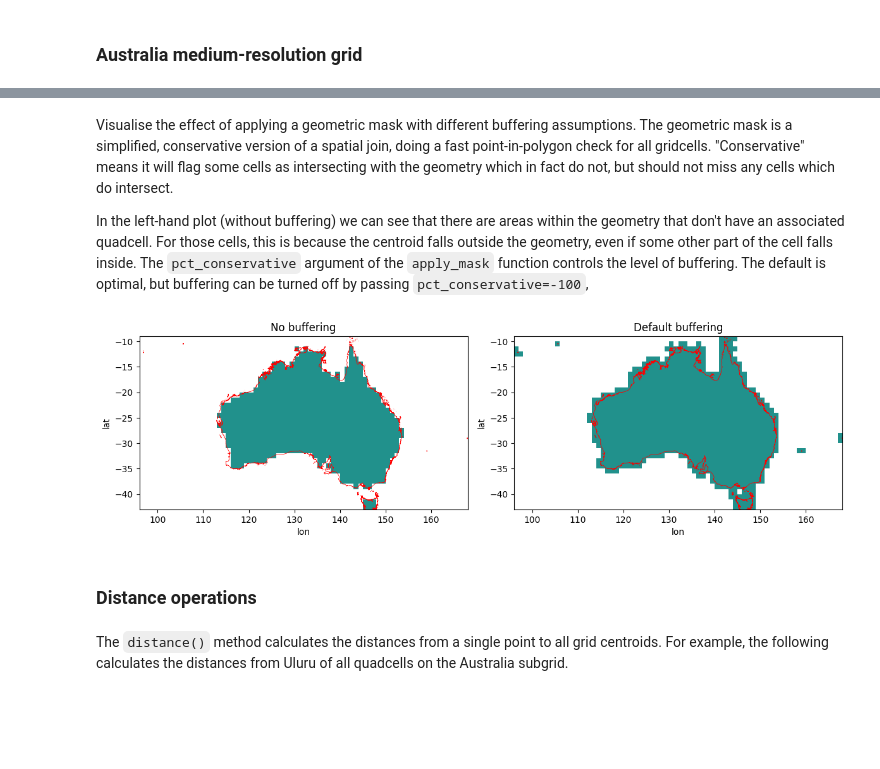
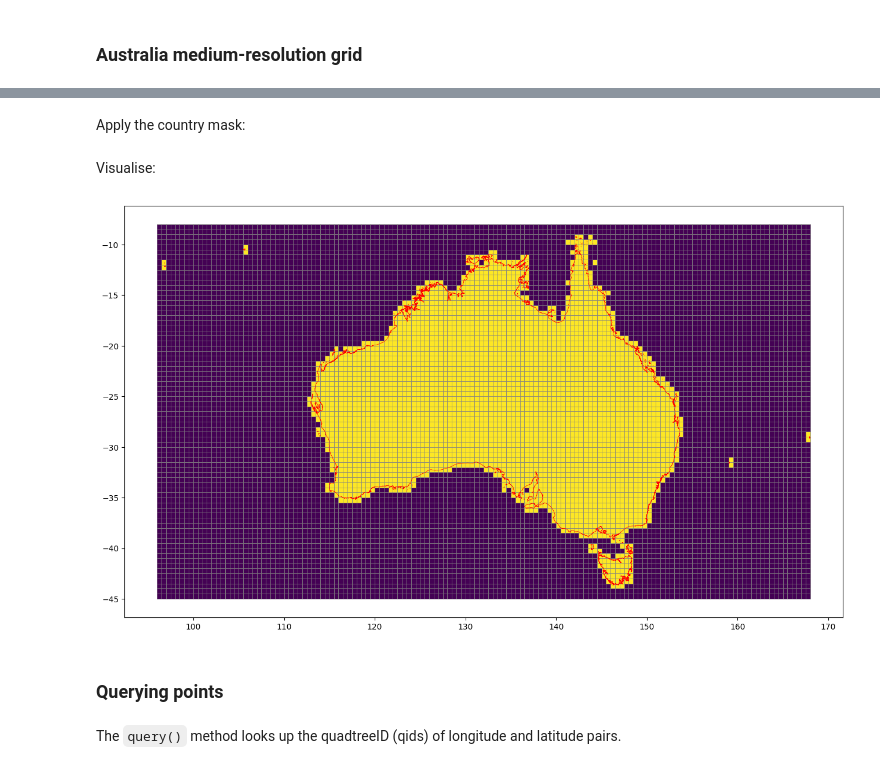
Before and after one commit to MutaharChalmers/quadgrid, a Jupyter notebook: docs/README.ipynb, the cells around one changed output, grey strips where cells are left out. Saved outputs shown, nothing was run; the diff lists cells and outputs as text; code cells hidden in the pictures; blank space fills up the shorter version.

```diff
--- a/docs/README.ipynb
+++ b/docs/README.ipynb
@@ -111,4 +117,4 @@ Make a regional grid over Australia at 1$^{\circ}$ resolution:
 # %%
-q100_Aus = qg.QuadGrid(1, lon_bounds=(96, 168), lat_bounds=(-43, -9))
-q100_Aus
+qg_Aus = qg.QuadGrid(0.5, lon_bounds=(96, 168), lat_bounds=(-45, -8))
+qg_Aus
 # %% [output]
@@ -116,4 +138,2 @@ QuadGrid 1 deg | 96<=lon<=168 | -43<=lat<=-9
 # %% [markdown]
-Visualise the effect of applying a geometric mask with different buffering assumptions. The geometric mask is a simplified, conservative version of a spatial join, doing a fast point-in-polygon check for all gridcells. "Conservative" means it will flag some cells as intersecting with the geometry which in fact do not, but should not miss any cells which do intersect.
-
-In the left-hand plot (without buffering) we can see that there are areas within the geometry that don't have an associated quadcell. For those cells, this is because the centroid falls outside the geometry, even if some other part of the cell falls inside. The `pct_conservative` argument of the `apply_mask` function controls the level of buffering. The default is optimal, but buffering can be turned off by passing `pct_conservative=-100`,
+Apply the country mask:
@@ -122,17 +140,14 @@ aus_geom = aus.loc[0, 'geometry']
+# %%
+qg_Aus.apply_mask(aus)
+# %% [markdown]
+Visualise:
 # %%
-fig, (ax1, ax2) = plt.subplots(1,2, figsize=(12,8))
-q100_Aus.apply_mask(poly=aus_geom, pct_conservative=-100)
-q100_Aus.to_xarray()['mask'].where(q100_Aus.to_xarray()['mask']).plot(ax=ax1, add_colorbar=False)
-aus.boundary.plot(ax=ax1, color='r', lw=0.5)
-ax1.set_title('No buffering')
-q100_Aus.apply_mask(poly=aus_geom, pct_conservative=None)
-q100_Aus.to_xarray()['mask'].where(q100_Aus.to_xarray()['mask']).plot(ax=ax2, add_colorbar=False)
-aus.boundary.plot(ax=ax2, color='r', lw=0.5)
-ax2.set_title('Default buffering')
-fig.tight_layout();
+fig, ax = plt.subplots(1,1, figsize=(16,12))
+qg_Aus.grid.plot(column='mask', cmap='viridis', edgecolor='0.5', lw=0.5, ax=ax)
+aus.boundary.plot(ax=ax, color='r', lw=0.5);
 # %% [output]
-[figure, old version]
+[figure, new version]
 # %% [markdown]
-### Distance operations
+### Querying points
 # %% [markdown]
-The `distance()` method calculates the distances from a single point to all grid centroids. For example, the following calculates the distances from Uluru of all quadcells on the Australia subgrid.
+The `query()` method looks up the quadtreeID (qids) of longitude and latitude pairs.
```
Also changed, not shown: parts of 26 cells of this notebook, 8 other files.
